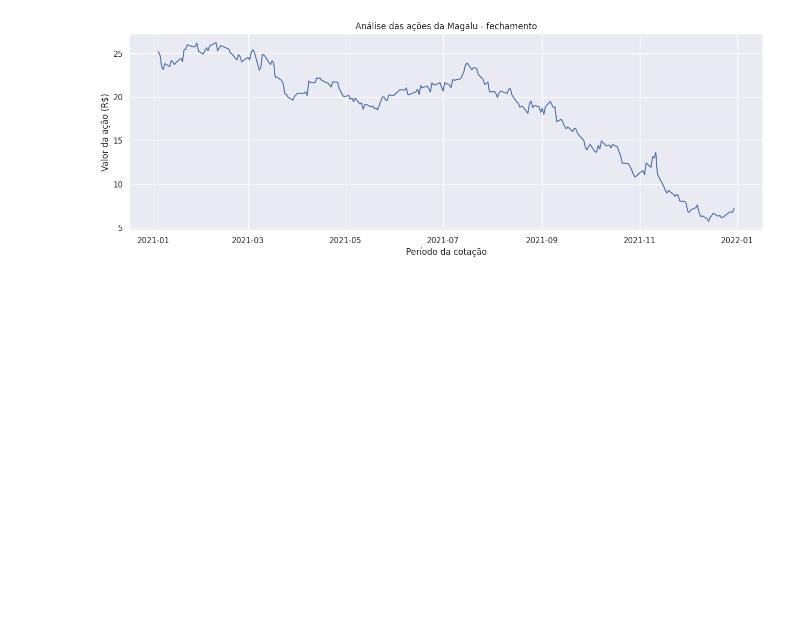
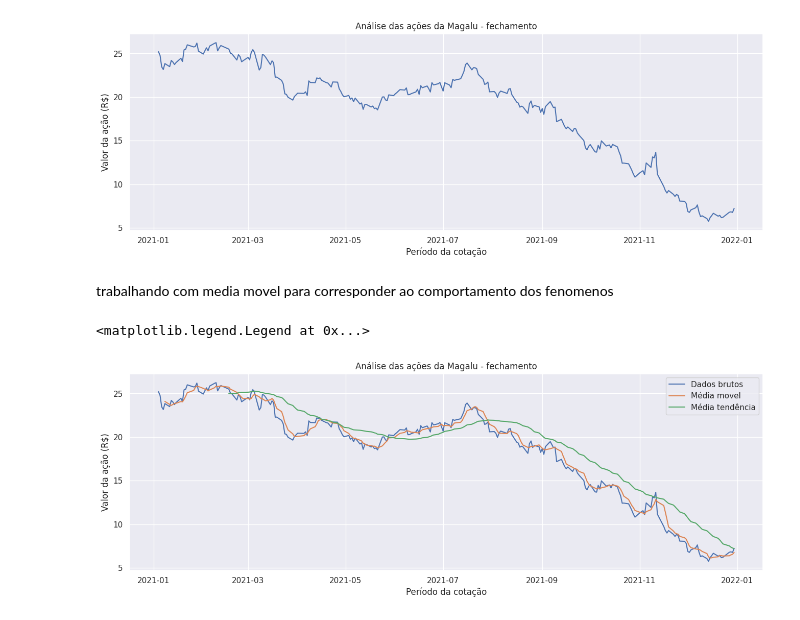
Before and after one commit to Vinicius-DataAnalyst/portfolio, a Jupyter notebook: PROJ03_FinancialMarket.ipynb, the cells around one changed output. Cells and saved outputs as stored; diff of their text form; code cells hidden in the pictures; blank space fills up the shorter version.

```diff
--- a/PROJ03_FinancialMarket.ipynb
+++ b/PROJ03_FinancialMarket.ipynb
@@ -144,3 +144,34 @@ plt.ylabel('Valor da ação (R$)')
 # %% [output]
 Text(0, 0.5, 'Valor da ação (R$)')
 [figure]
+# %% [markdown]
+trabalhando com media movel para corresponder ao comportamento dos fenomenos
+# %%
+Media_Movel = df['Fechamento'].rolling(5).mean()
+
+Media_Tendencia = df['Fechamento'].rolling(30).mean()
+
+sns.set_theme(style="darkgrid")
+
+plt.figure(figsize=(16,5))
+
+plt.title('Análise das ações da Magalu - fechamento')
+
+#grafico original
+plt.plot(dados.index, dados['Fechamento'], label = 'Dados brutos');
+
+# grafico da media movel 5
+plt.plot(dados.index, Media_Movel, label = 'Média movel');
+
+# grafico da media movel 30
+plt.plot(dados.index, Media_Tendencia, label = 'Média tendência');
+
+# rótulos de eixo
+plt.xlabel('Período da cotação')
+plt.ylabel('Valor da ação (R$)')
+
+#plotando legenda
+plt.legend(loc='upper right')
+# %% [output]
+<matplotlib.legend.Legend at 0x...>
+[figure, added]
```
Also changed, not shown: parts of 8 cells of this notebook.
